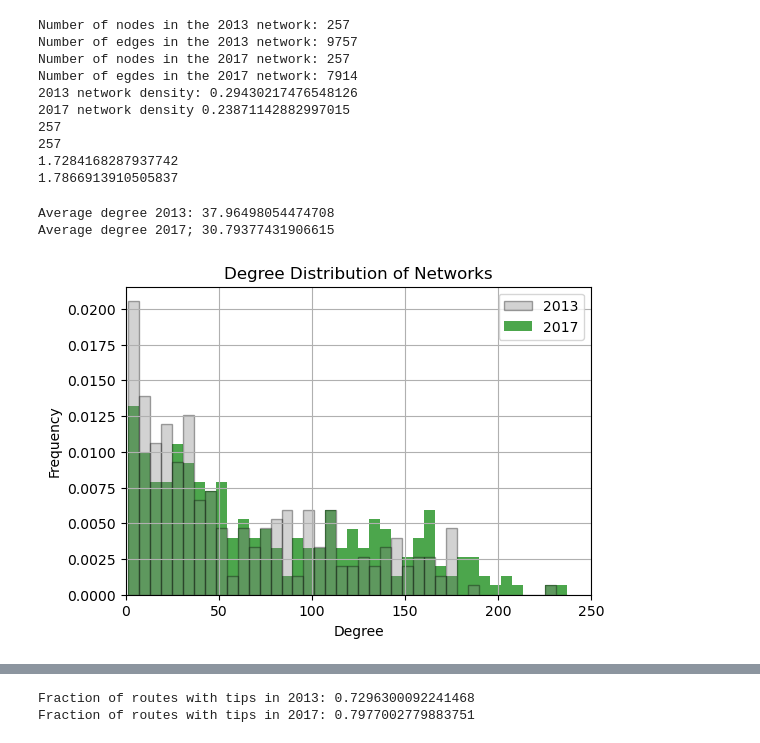
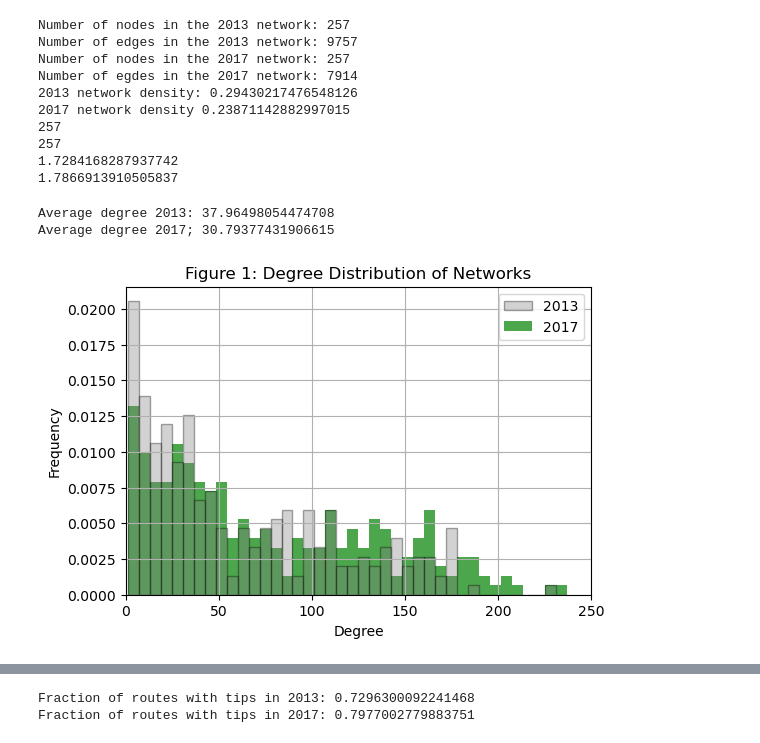
Before and after one commit to jesp9435/ComSocSci, a Jupyter notebook: Explainer.ipynb, the cells around one changed output, grey strips where cells are left out. Cells and saved outputs as stored; diff of their text form; code cells hidden in the pictures.

```diff
--- a/Explainer.ipynb
+++ b/Explainer.ipynb
@@ -297,26 +298,26 @@ stylized_network, config = nw.visualize(G_2017, config=loaded_config)
 # %%
 print("Average degree 2013:", 9757/257)
 print("Average degree 2017;", 7914/257)
 degree_dist_2013 = [degree for node, degree in G_2013.degree()]
 degree_dist_2017 = [degree for node, degree in G_2017.degree()]
 
 hist, bins = np.histogram(degree_dist_2013, bins=40, density=False)
 
 # Plotting the degree distribution for the two networks
 plt.figure(figsize=(6, 4))
 plt.hist(degree_dist_2013, bins=bins, density=True, alpha=0.7, color = "green")
 plt.hist(degree_dist_2017, bins=bins, density=True, alpha=0.35, edgecolor = "black", color = "gray", label = "2017")
 plt.legend(["2013","2017"])
 plt.xlabel('Degree')
 plt.xlim(0,250)
 plt.ylabel('Frequency')
-plt.title('Degree Distribution of Networks')
+plt.title('Figure 1: Degree Distribution of Networks')
 plt.grid(True)
 plt.show()
 # %% [output]
 Average degree 2013: 37.96498054474708
 Average degree 2017; 30.79377431906615
-[figure, old version]
+[figure, new version]
 # %%
 # Plotting the cumulative degree distribution for the two networks
 avg_degree_2013 = G_2013.number_of_edges()/G_2013.number_of_nodes()
```
Also changed, not shown: parts of 8 cells of this notebook.
